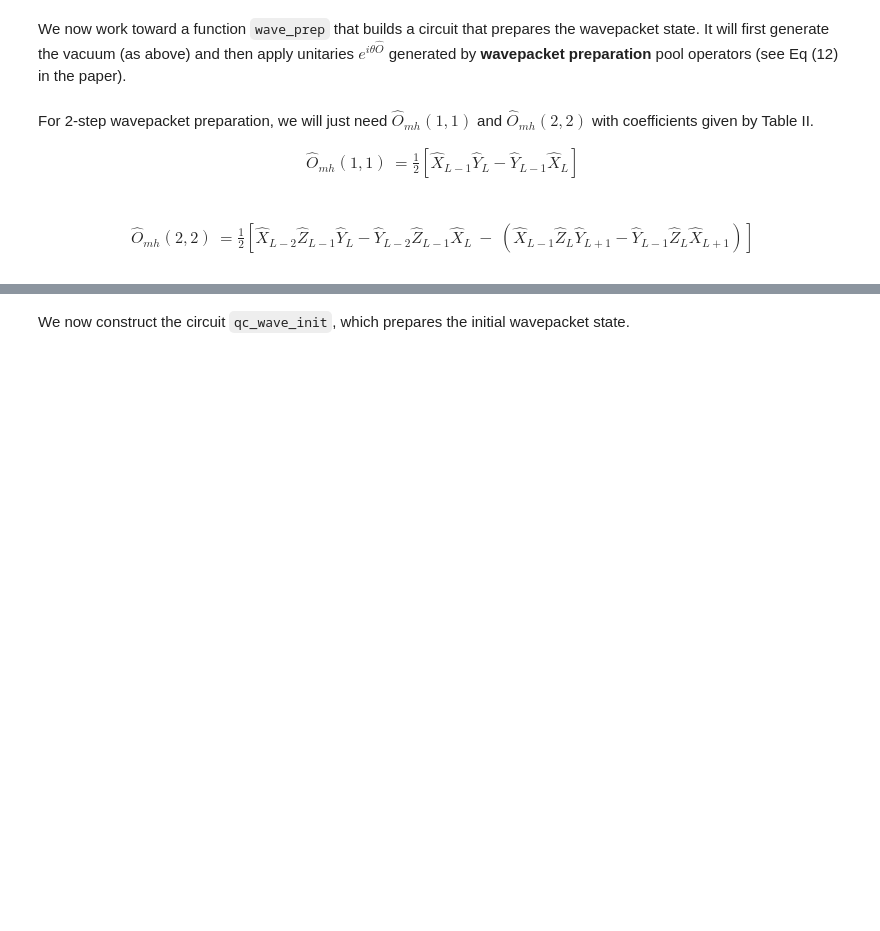
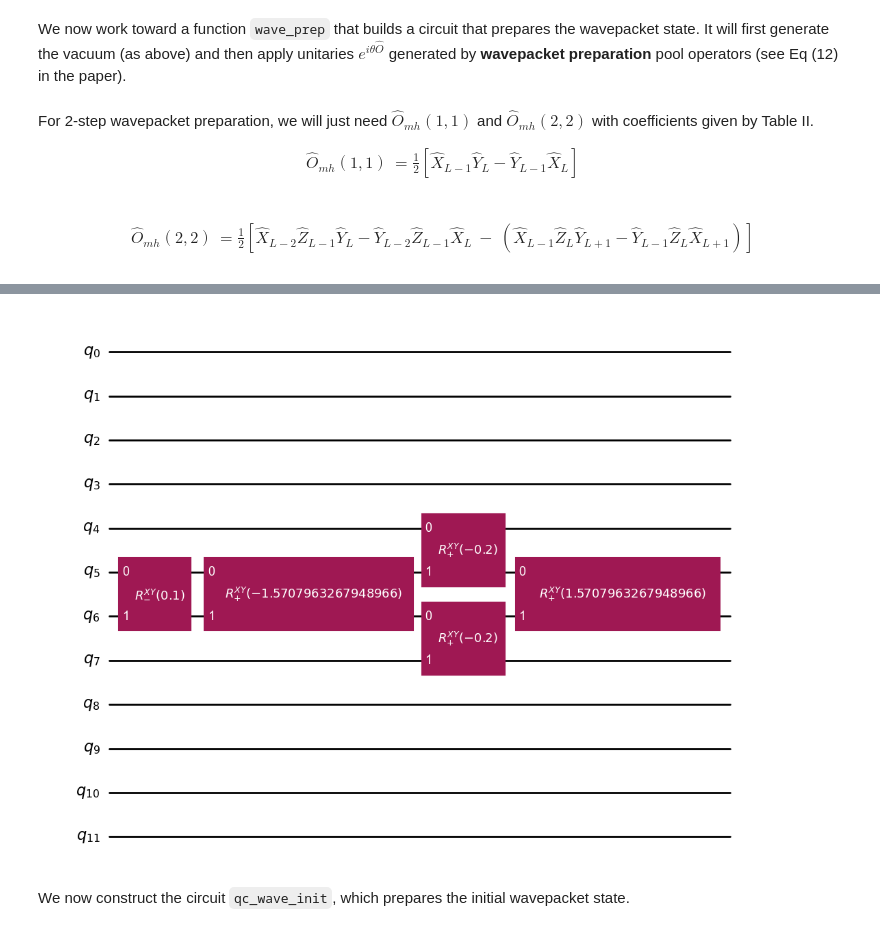
Before and after one commit to picalexs/R2P_Capstone, a Jupyter notebook: hadron-schwinger/ch3_hadron-schwinger.ipynb, the cells around one changed output, grey strips where cells are left out. Drawn from its saved outputs; the diff is of its cells as text; code cells hidden in the pictures; blank space fills up the shorter version.

```diff
--- a/hadron-schwinger/ch3_hadron-schwinger.ipynb
+++ b/hadron-schwinger/ch3_hadron-schwinger.ipynb
@@ -462,8 +584,10 @@ def wave_prep_rotate_O_22(qc: QuantumCircuit, theta: float, L: int) -> QuantumCi
     """
 
     # BEGIN ANSWER
-
-
+    qc.append(RXYplus(-pi/2), [L-1, L])
+    qc.append(RXYplus(-theta), [L-2, L-1])
+    qc.append(RXYplus(-theta), [L, L+1])
+    qc.append(RXYplus(pi/2), [L-1, L])
     # END ANSWER
 
     return qc
@@ -488,11 +612,20 @@ def prep_wave(L: int, vacuum_prep_theta_OV_1: float, vacuum_prep_theta_OV_3: flo
 
     # PROMPT: Apply the two rotations that generate the wavepacket state from the vacuum state to the circuit
     # BEGIN ANSWER
-
-
+    qc = wave_prep_rotate_O_11(qc, wave_prep_theta_O_11, L)
+    qc = wave_prep_rotate_O_22(qc, wave_prep_theta_O_22, L)
     # END ANSWER
 
     return qc
+# %%
+# code cell for circuit visualization
+test_L = 6
+circuit = QuantumCircuit(2 * test_L)
+circuit = wave_prep_rotate_O_11(circuit, 0.1, test_L)
+circuit = wave_prep_rotate_O_22(circuit, 0.2, test_L)
+display(circuit.draw('mpl'))
+# %% [output]
+[figure, added]
 # %% [markdown]
 We now construct the circuit `qc_wave_init`, which prepares the initial wavepacket state.
 # %%
```
Also changed, not shown: parts of 17 cells of this notebook.
